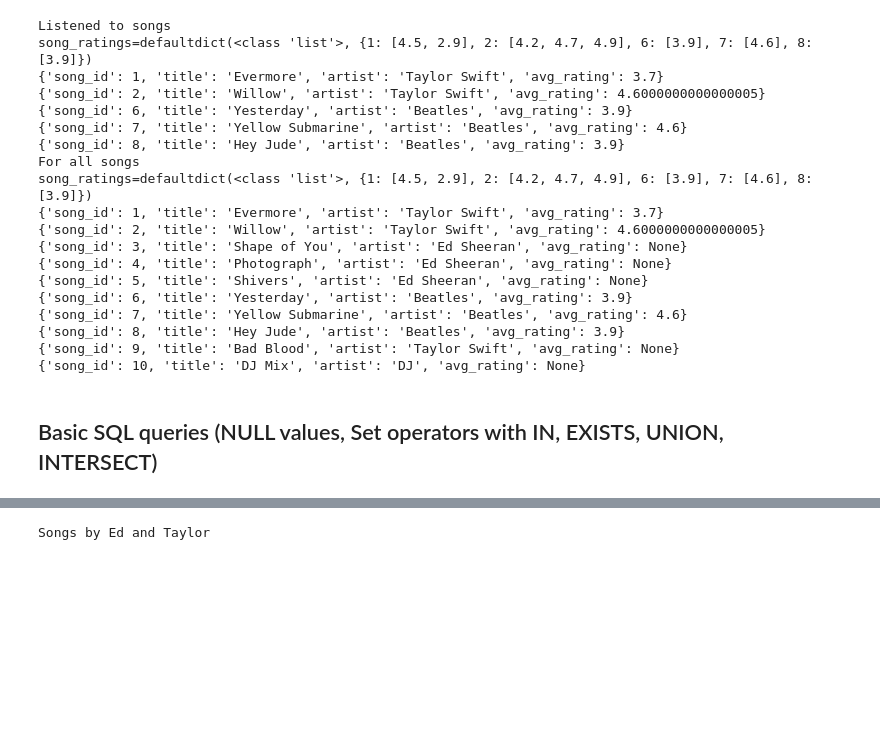
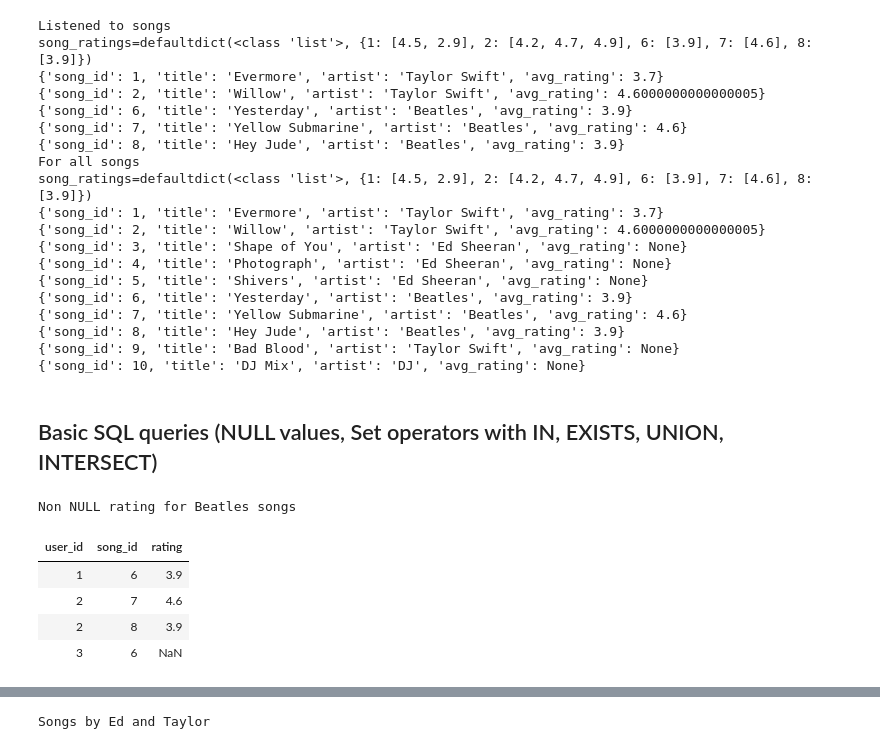
Before and after one commit to shivag/cs145, a Jupyter notebook: Spotify's_SQL_example_CS145.ipynb, the cells around one changed output, grey strips where cells are left out. Saved outputs shown, nothing was run; the diff lists cells and outputs as text; code cells hidden in the pictures; blank space fills up the shorter version.

```diff
--- a/Spotify's_SQL_example_CS145.ipynb
+++ b/Spotify's_SQL_example_CS145.ipynb
@@ -533,4 +628,19 @@ song_ratings=defaultdict(<class 'list'>, {1: [4.5, 2.9], 2: [4.2, 4.7, 4.9], 6:
 {'song_id': 10, 'title': 'DJ Mix', 'artist': 'DJ', 'avg_rating': None}
 # %% [markdown]
 ## Basic SQL queries (NULL values, Set operators with IN, EXISTS, UNION, INTERSECT)
+# %%
+qry_not_null = """
+-- Handling NULL values
+SELECT user_id, l.song_id, rating
+FROM Listens l
+JOIN Songs s ON l.song_id = s.song_id
+WHERE s.artist = 'Beatles';"""
+runSql('Non NULL rating for Beatles songs', qry_not_null)
+# %% [output]
+Non NULL rating for Beatles songs
+| user_id | song_id | rating |
+| 1 | 6 | 3.9 |
+| 2 | 7 | 4.6 |
+| 2 | 8 | 3.9 |
+| 3 | 6 | NaN |
 # %%
```
Also changed, not shown: parts of 19 cells of this notebook.
